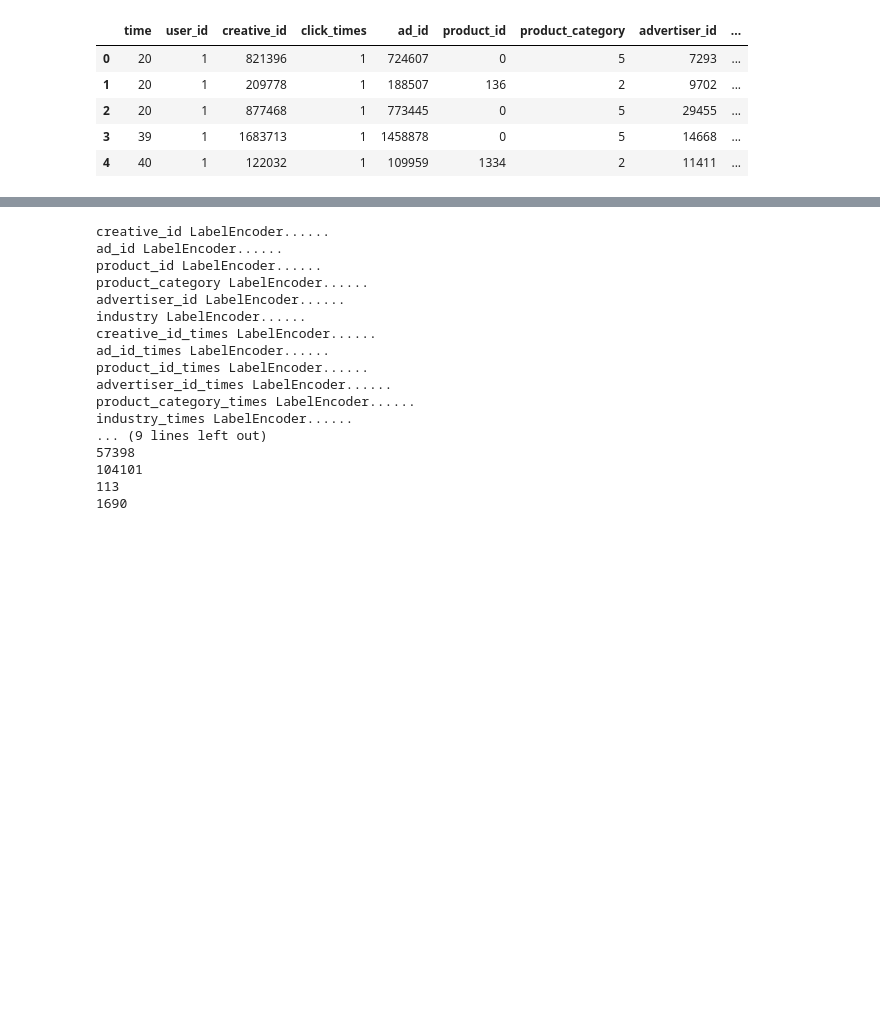
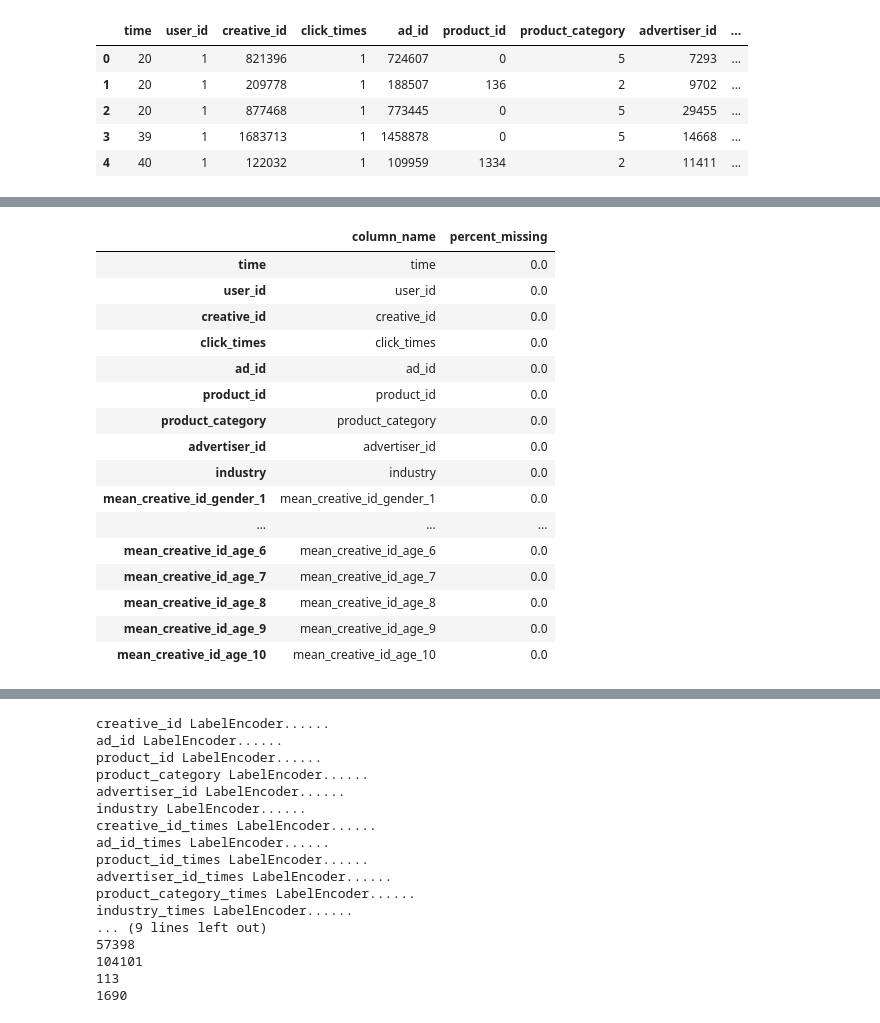
Before and after one commit to lhtlht/tencent2020, a Jupyter notebook: notebook/1_user_list.ipynb, the cells around one changed output, grey strips where cells are left out. Saved outputs shown, nothing was run; the diff lists cells and outputs as text; code cells hidden in the pictures; blank space fills up the shorter version.

```diff
--- a/notebook/1_user_list.ipynb
+++ b/notebook/1_user_list.ipynb
@@ -42,0 +44,30 @@ time_df = click_log.groupby([''])
+# %%
+# 统计ctr特征
+user_ids = pd.read_pickle(f"{pickle_path}/user_ids_relencode.pickle")
+# base_features = ['creative_id', 'ad_id']
+# dense_features = []
+# for fea in base_features:
+#     for g in [1]:
+#         dense_features.append(f'mean_{fea}_gender_{g}')
+#         dense_features.append(f'sum_{fea}_gender_{g}')
+#     for a in [1,2,3,4,5,6,7,8,9,10]:
+#         dense_features.append(f'mean_{fea}_age_{a}')
+#         dense_features.append(f'sum_{fea}_age_{a}')
+# user_ids = user_ids.drop(dense_features, axis=1)
+# print(user_ids.columns)
+# user_ids.to_pickle(f"{pickle_path}/user_ids_relencode.pickle")
+# %%
+user = pd.read_csv(train_preliminary_p + "user.csv", encoding='utf-8')
+ctr_df = train_click_log.merge(user, how='left', on='user_id')
+ctr_df = pd.concat([ctr_df, pd.get_dummies(ctr_df['age'],prefix='age'), pd.get_dummies(ctr_df['gender'],prefix='gender')], axis=1)
+del ctr_df['gender_2']
+print(ctr_df.head())
+
+
+gender_p = dict(user['gender'].value_counts() / user_ids.shape[0])
+age_p = dict(user['age'].value_counts() / user_ids.shape[0])
+print(gender_p, age_p)
+
+ctr_list = ['gender_1', 'age_1', 'age_2', 'age_3', 'age_4', 'age_5', 'age_6', 'age_7', 'age_8', 'age_9', 'age_10']
+del user
+gc.collect()
@@ -42,0 +179,24 @@ time_df = click_log.groupby([''])
+# %%
+columns = click_log.columns
+percent_missing = click_log.isnull().sum() * 100 / len(click_log)
+missing_value_df = pd.DataFrame({'column_name': columns,
+                                 'percent_missing': percent_missing})
+missing_value_df
+# %% [output]
+|  | column_name | percent_missing |
+| time | time | 0.0 |
+| user_id | user_id | 0.0 |
+| creative_id | creative_id | 0.0 |
+| click_times | click_times | 0.0 |
+| ad_id | ad_id | 0.0 |
+| product_id | product_id | 0.0 |
+| product_category | product_category | 0.0 |
+| advertiser_id | advertiser_id | 0.0 |
+| industry | industry | 0.0 |
+| mean_creative_id_gender_1 | mean_creative_id_gender_1 | 0.0 |
+| ... | ... | ... |
+| mean_creative_id_age_6 | mean_creative_id_age_6 | 0.0 |
+| mean_creative_id_age_7 | mean_creative_id_age_7 | 0.0 |
+| mean_creative_id_age_8 | mean_creative_id_age_8 | 0.0 |
+| mean_creative_id_age_9 | mean_creative_id_age_9 | 0.0 |
+| mean_creative_id_age_10 | mean_creative_id_age_10 | 0.0 |
```
Also changed, not shown: parts of 9 cells of this notebook, 4 other files.
